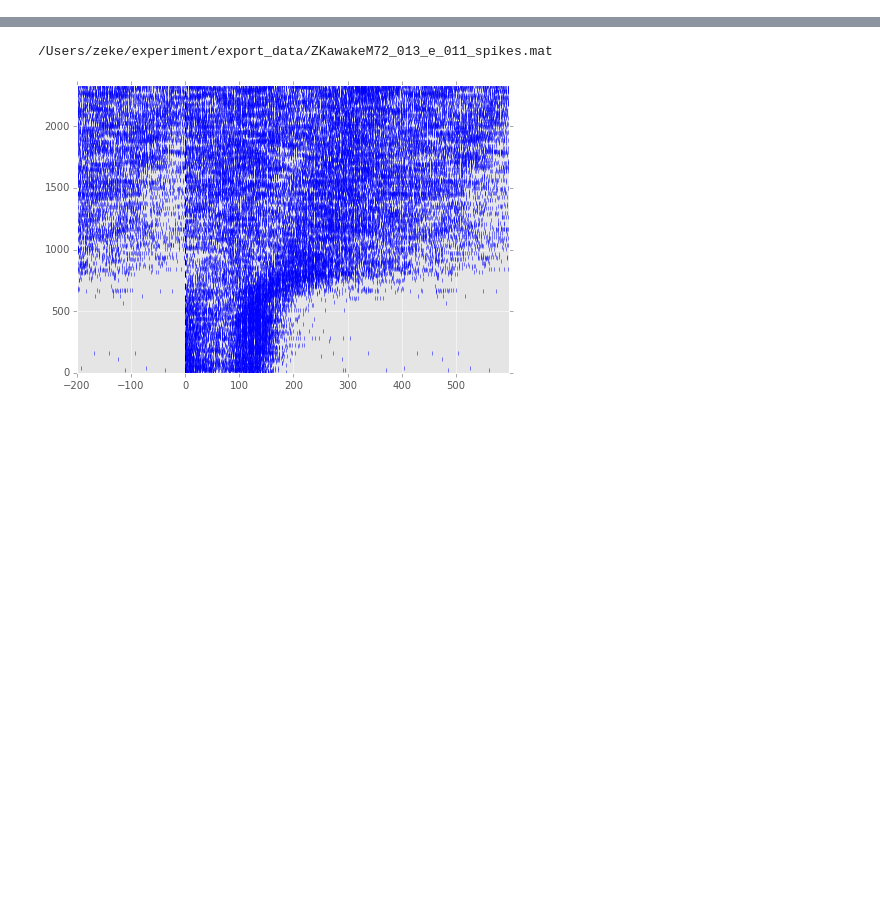
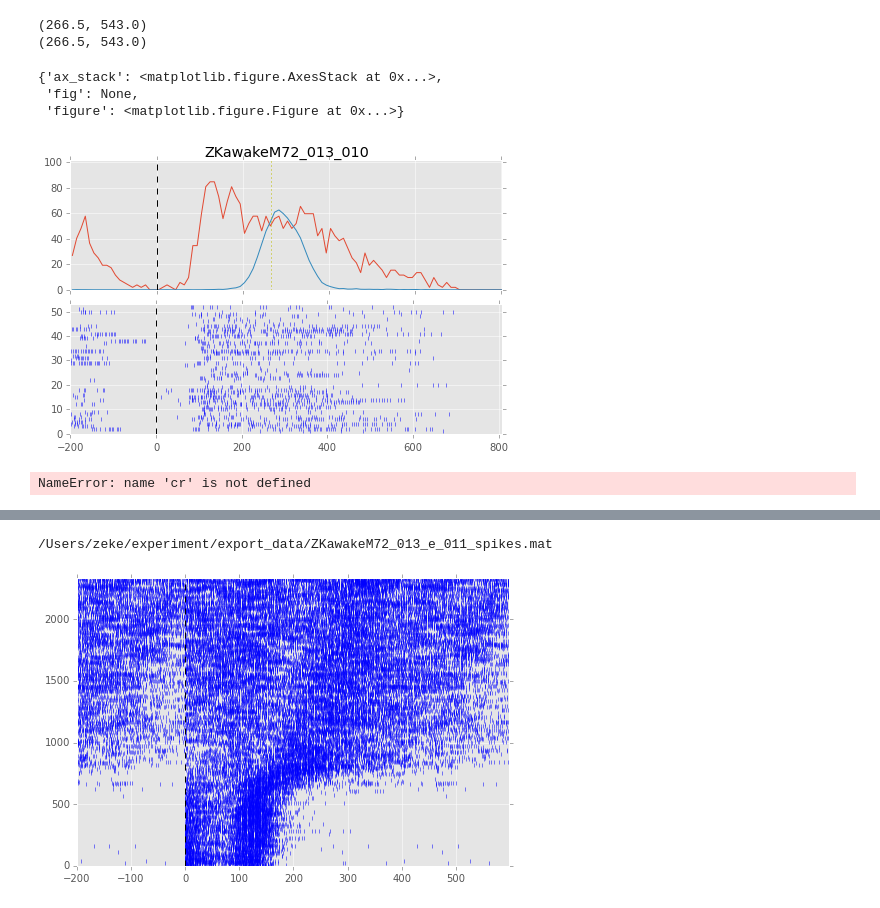
Before and after one commit to zekearneodo/ephys-tools, a Jupyter notebook: ephysScripts/Untitled-Copy1.ipynb, the cells around one changed output, grey strips where cells are left out. Cells and saved outputs as stored; diff of their text form; code cells hidden in the pictures; blank space fills up the shorter version.

```diff
--- a/ephysScripts/Untitled-Copy1.ipynb
+++ b/ephysScripts/Untitled-Copy1.ipynb
@@ -96,0 +148,15 @@ ValueError: array of sample points is empty
+# %%
+stim = all_odor_responses['litral']['2-hydroxy_high']
+cell_responses = stim.cell_responses
+cell_responses['ZKawakeM72_013_010'].plot(warped=True)
+# %% [output]
+(266.5, 543.0)
+(266.5, 543.0)
+{'ax_stack': <matplotlib.figure.AxesStack at 0x...>,
+ 'fig': None,
+ 'figure': <matplotlib.figure.Figure at 0x...>}
+[figure, added]
+# %%
+cr
+# %% [output]
+NameError: name 'cr' is not defined
```
Also changed, not shown: parts of 10 cells of this notebook, 10 other files.
